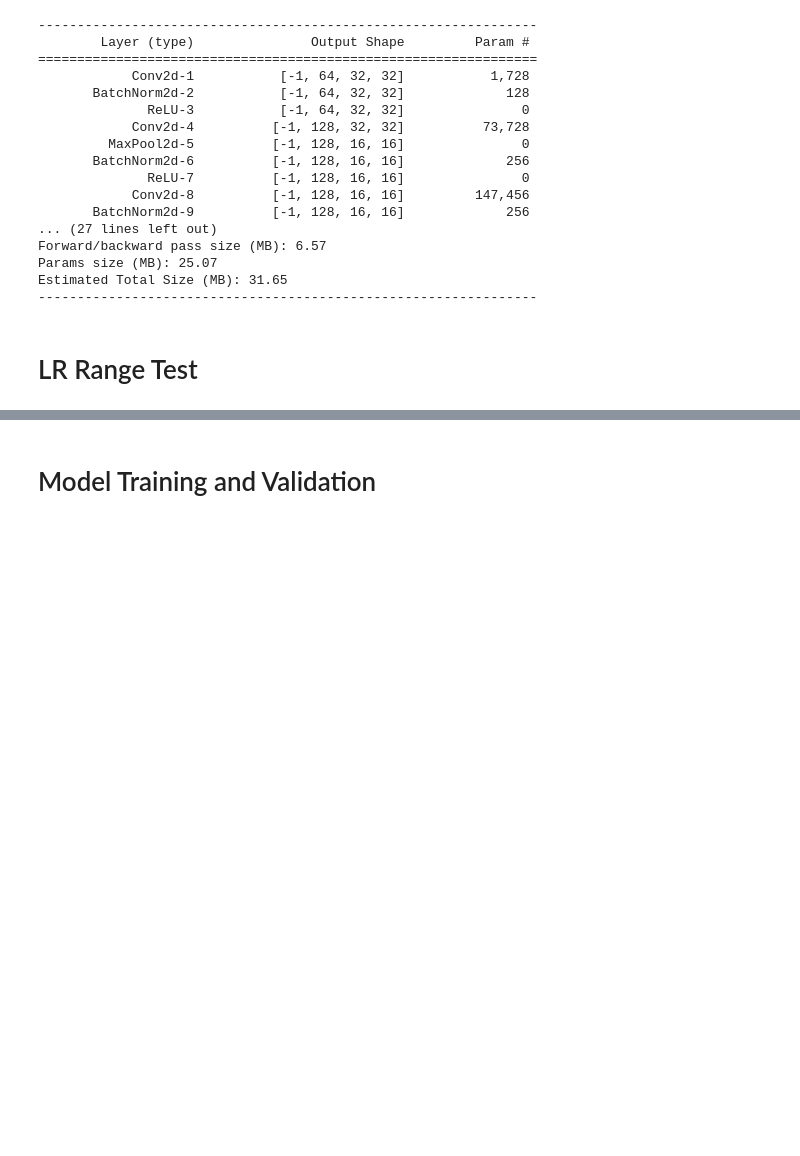
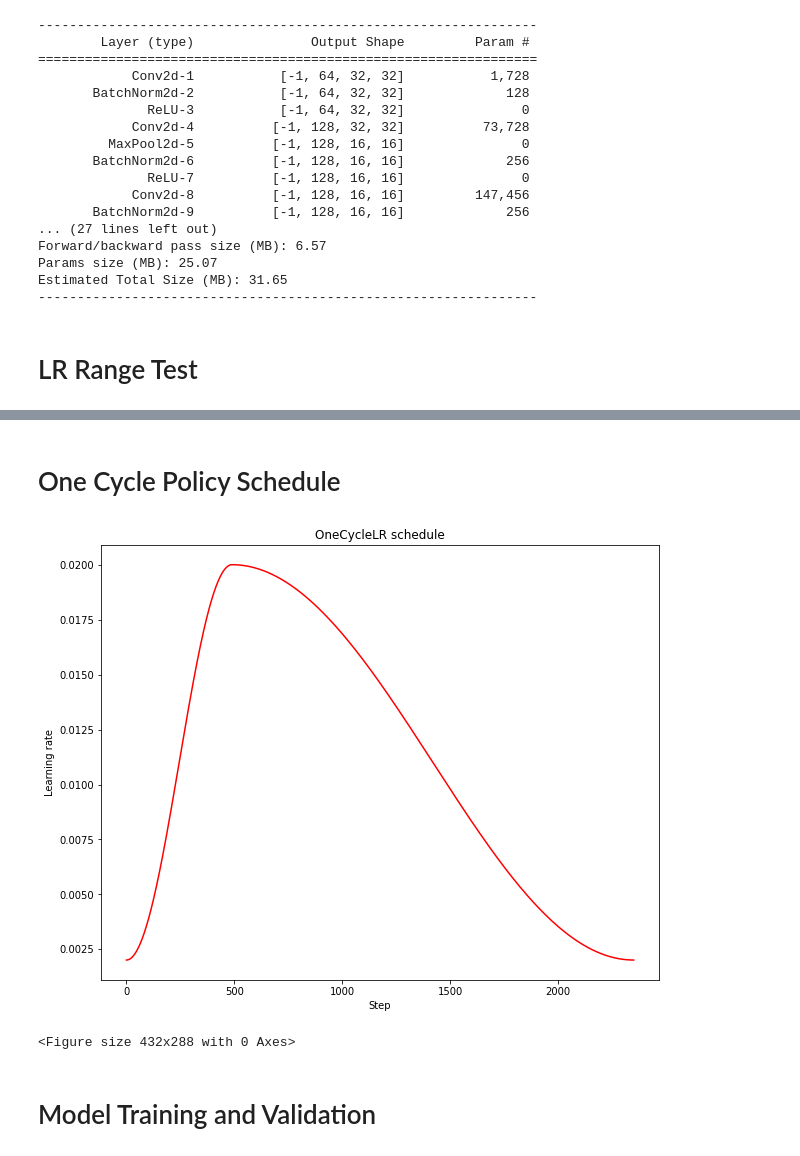
Before and after one commit to sarvan0506/EVA5-Vision-Squad, a Jupyter notebook: S11/S11.ipynb, the cells around one changed output, grey strips where cells are left out. Cells and saved outputs as stored; diff of their text form; code cells hidden in the pictures; blank space fills up the shorter version.

```diff
--- a/S11/S11.ipynb
+++ b/S11/S11.ipynb
@@ -110,4 +110,18 @@ Metric: 0.71405
 [figure]
+# %% [markdown]
+# One Cycle Policy Schedule
+# %%
+epochs = 24
+
+# Define one cycle policy
+one_cycle_policy = OneCyclePolicy(optimizer=optimizer, max_lr=initial_lr,
+                                  epochs=epochs, steps_per_epoch=len(train_loader),
+                                  pct_start=5/epochs, div_factor=10, final_div_factor=1)
+
+one_cycle_policy.plot_policy()
+# %% [output]
+[figure, added]
+<Figure size 432x288 with 0 Axes>
 # %% [markdown]
 # Model Training and Validation
 # %%
```
Also changed, not shown: parts of 5 cells of this notebook, 13 other files.
